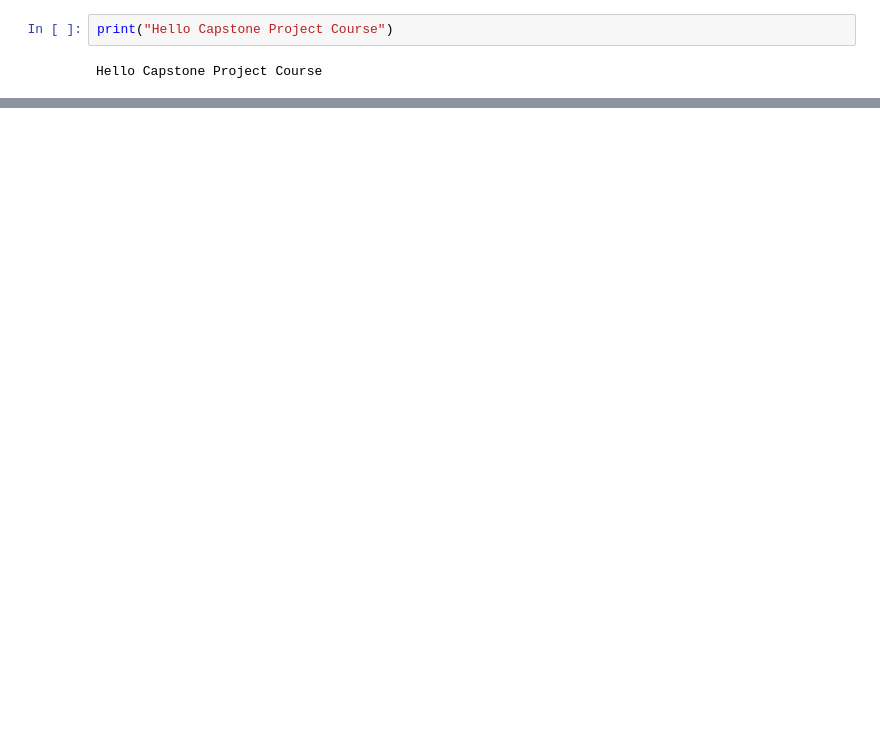
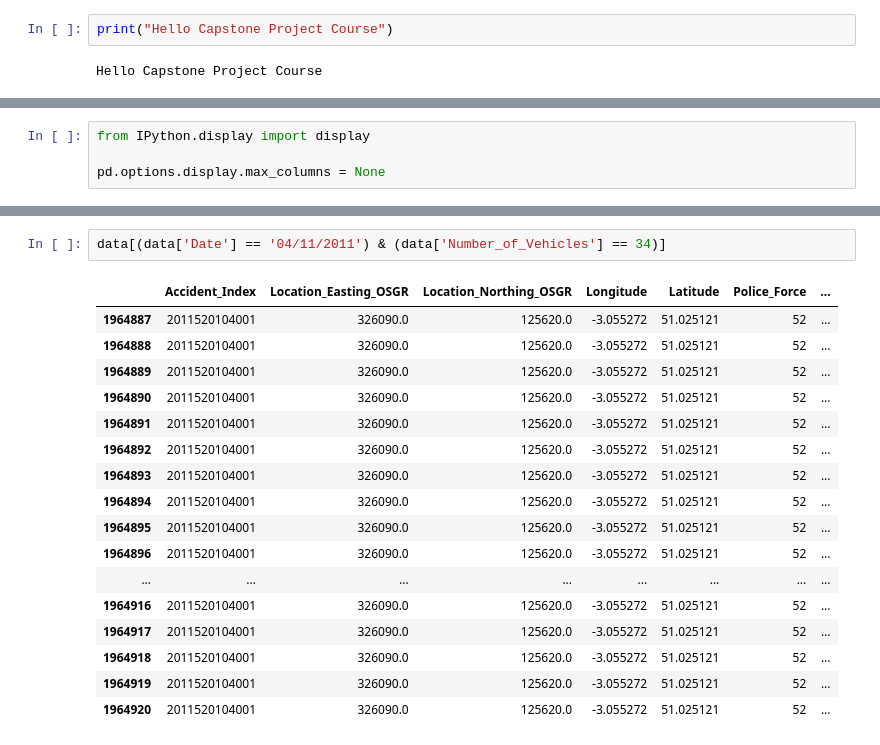
Before and after one commit to odojoachim/Coursera_Capstone, a Jupyter notebook: Coursera_Project.ipynb, the cells around one changed output, grey strips where cells are left out. Drawn from its saved outputs; the diff is of its cells as text; blank space fills up the shorter version.

```diff
--- a/Coursera_Project.ipynb
+++ b/Coursera_Project.ipynb
@@ -72,0 +242,4 @@ Hello Capstone Project Course
+# %%
+from IPython.display import display
+
+pd.options.display.max_columns = None
@@ -72,0 +269,20 @@ Hello Capstone Project Course
+# %%
+data[(data['Date'] == '04/11/2011') & (data['Number_of_Vehicles'] == 34)]
+# %% [output]
+|  | Accident_Index | Location_Easting_OSGR | Location_Northing_OSGR | Longitude | Latitude | Police_Force | ... |
+| 1964887 | 2011520104001 | 326090.0 | 125620.0 | -3.055272 | 51.025121 | 52 | ... |
+| 1964888 | 2011520104001 | 326090.0 | 125620.0 | -3.055272 | 51.025121 | 52 | ... |
+| 1964889 | 2011520104001 | 326090.0 | 125620.0 | -3.055272 | 51.025121 | 52 | ... |
+| 1964890 | 2011520104001 | 326090.0 | 125620.0 | -3.055272 | 51.025121 | 52 | ... |
+| 1964891 | 2011520104001 | 326090.0 | 125620.0 | -3.055272 | 51.025121 | 52 | ... |
+| 1964892 | 2011520104001 | 326090.0 | 125620.0 | -3.055272 | 51.025121 | 52 | ... |
+| 1964893 | 2011520104001 | 326090.0 | 125620.0 | -3.055272 | 51.025121 | 52 | ... |
+| 1964894 | 2011520104001 | 326090.0 | 125620.0 | -3.055272 | 51.025121 | 52 | ... |
+| 1964895 | 2011520104001 | 326090.0 | 125620.0 | -3.055272 | 51.025121 | 52 | ... |
+| 1964896 | 2011520104001 | 326090.0 | 125620.0 | -3.055272 | 51.025121 | 52 | ... |
+| ... | ... | ... | ... | ... | ... | ... | ... |
+| 1964916 | 2011520104001 | 326090.0 | 125620.0 | -3.055272 | 51.025121 | 52 | ... |
+| 1964917 | 2011520104001 | 326090.0 | 125620.0 | -3.055272 | 51.025121 | 52 | ... |
+| 1964918 | 2011520104001 | 326090.0 | 125620.0 | -3.055272 | 51.025121 | 52 | ... |
+| 1964919 | 2011520104001 | 326090.0 | 125620.0 | -3.055272 | 51.025121 | 52 | ... |
+| 1964920 | 2011520104001 | 326090.0 | 125620.0 | -3.055272 | 51.025121 | 52 | ... |
```
Also changed, not shown: parts of 26 cells of this notebook.
